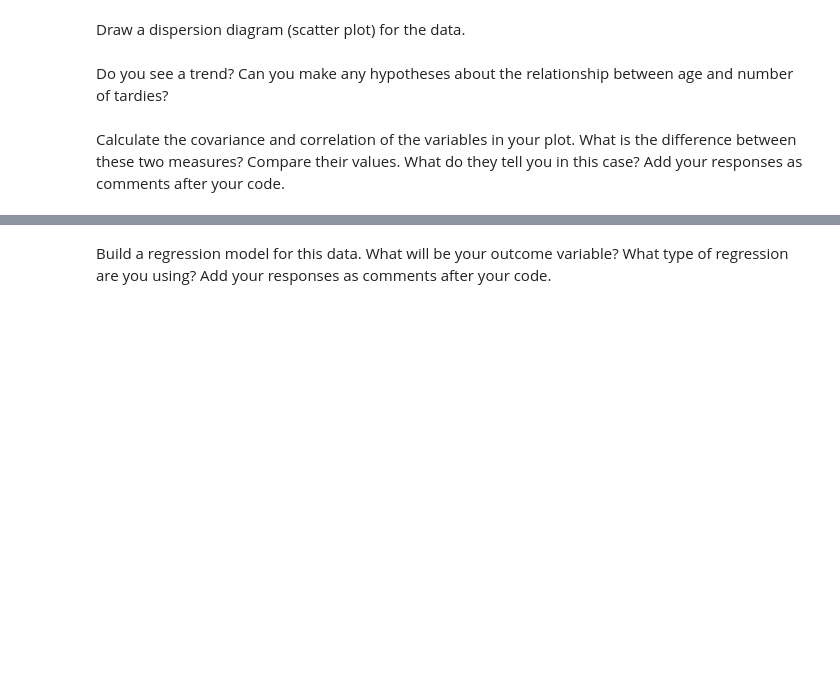
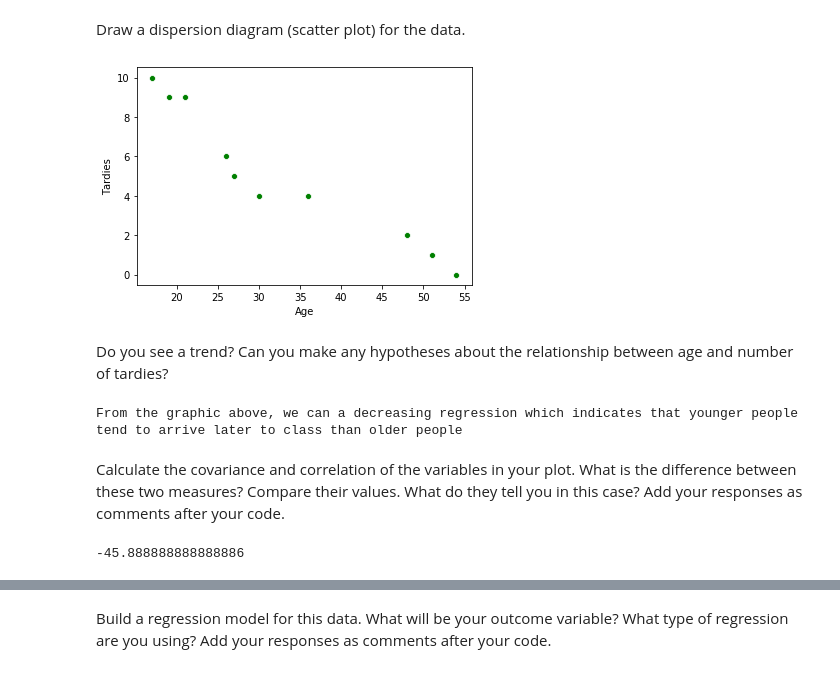
Before and after one commit to almsasantos/dataptmad1019, a Jupyter notebook: module-2/lab-regression-analysis/your-code.ipynb, the cells around one changed output, grey strips where cells are left out. Cells and saved outputs as stored; diff of their text form; code cells hidden in the pictures; blank space fills up the shorter version.

```diff
--- a/module-2/lab-regression-analysis/your-code.ipynb
+++ b/module-2/lab-regression-analysis/your-code.ipynb
@@ -33,0 +39,9 @@ student_data = pd.DataFrame({'X': [x_values], 'Y': [y_values]})
+# %%
+# Your code here.
+student_data = pd.DataFrame({'StudentID': [1, 2, 3, 4, 5, 6, 7, 8, 9, 10],
+                             'Age': [17, 51, 27, 21, 36, 48, 19, 26, 54, 30],
+                             'Tardies': [10, 1, 5, 9, 4, 2, 9, 6, 0, 4]})
+
+student_data.set_index('StudentID', inplace=True)
+
+display(student_data)
@@ -38,2 +63,7 @@ Draw a dispersion diagram (scatter plot) for the data.
+# %%
+# Your code here.
+dispersion_of_student_data = sns.scatterplot(x='Age', y='Tardies', data=student_data, color='green')
+# %% [output]
+[figure, added]
 # %% [markdown]
 Do you see a trend? Can you make any hypotheses about the relationship between age and number of tardies?
@@ -42,4 +70,14 @@ Do you see a trend? Can you make any hypotheses about the relationship between a
+# %%
+# Your response here.
+print('From the graphic above, we can a decreasing regression which indicates that younger people tend to arrive \
+later to class than older people')
+# %% [output]
+From the graphic above, we can a decreasing regression which indicates that younger people tend to arrive later to class than older people
 # %% [markdown]
 Calculate the covariance and correlation of the variables in your plot. What is the difference between these two measures? Compare their values. What do they tell you in this case? Add your responses as comments after your code.
 # %%
 # Your response here.
+covariance = student_data['Age'].cov(student_data['Tardies'])
+covariance
+# %% [output]
+-45.888888888888886
```
Also changed, not shown: parts of 35 cells of this notebook.
